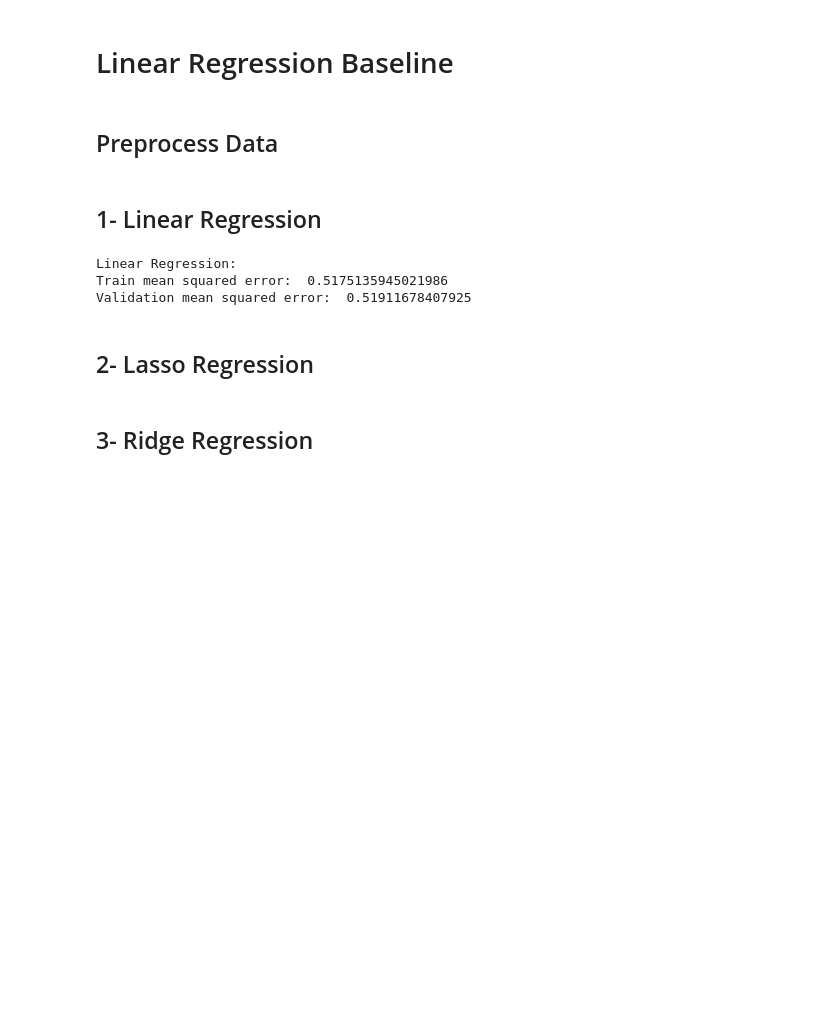
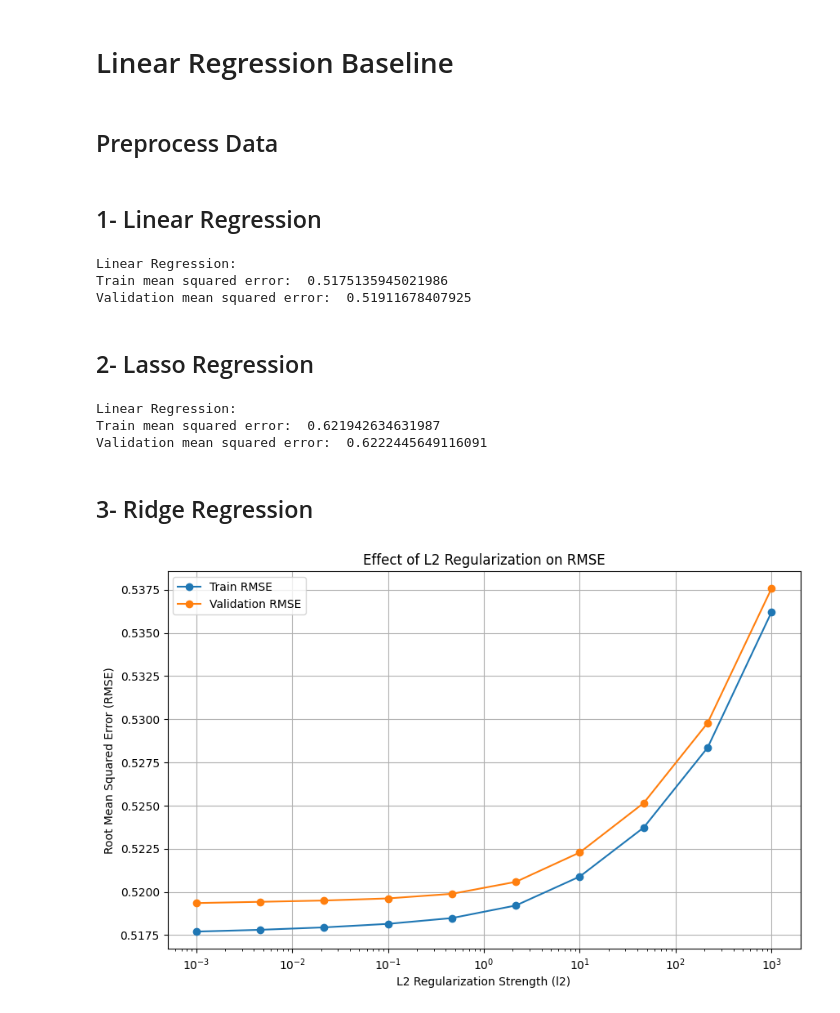
Before and after one commit to Emre-Akgul/Emre-Akgul-UM-Game-Playing-Strength-of-MCTS-Variants, a Jupyter notebook: BaselineModels/LinearRegressionBaseline.ipynb, the cells around one changed output. Cells and saved outputs as stored; diff of their text form; code cells hidden in the pictures; blank space fills up the shorter version.

```diff
--- a/BaselineModels/LinearRegressionBaseline.ipynb
+++ b/BaselineModels/LinearRegressionBaseline.ipynb
@@ -49,5 +49,65 @@ Train mean squared error:  0.5175135945021986
 Validation mean squared error:  0.51911678407925
 # %% [markdown]
 ## 2- Lasso Regression
+# %%
+lr_model = LinearRegression(fit_method="gd", loss_function="rmse", l1=0.01, learning_rate=0.01, epochs=10, min_step_size=0.001, gradient_descent='batch')
+#lr_model = LinearRegression(fit_method="gd", loss_function="rmse", learning_rate=0.01, epochs=10, min_step_size=0.001, gradient_descent='batch')
+
+lr_model.fit(X_train_p, y_train)
+
+train_pred = lr_model.predict(X_train_p)
+test_pred = lr_model.predict(X_valid_p)
+
+print("Linear Regression: ")
+print("Train mean squared error: ", root_mean_squared_error(y_train, train_pred))
+print("Validation mean squared error: ", root_mean_squared_error(y_valid, test_pred))
+# %% [output]
+Linear Regression:
+Train mean squared error:  0.621942634631987
+Validation mean squared error:  0.6222445649116091
 # %% [markdown]
 ## 3- Ridge Regression
+# %%
+from sklearn.metrics import mean_squared_error
+import matplotlib.pyplot as plt
+
+# Define a function to compute RMSE
+def root_mean_squared_error(y_true, y_pred):
+    return np.sqrt(mean_squared_error(y_true, y_pred))
+
+# Define L2 regularization values to test
+l2_values = np.logspace(-3, 3, 10)  # From 0.001 to 1000 on a log scale
+train_errors = []
+validation_errors = []
+
+# Iterate over different L2 regularization values
+for l2 in l2_values:
+    # Create and train the model with the current L2 value
+    lr_model = LinearRegression(fit_method="ols", loss_function="rmse", l2=l2)
+    lr_model.fit(X_train_p, y_train)
+
+    # Predict on training and validation sets
+    train_pred = lr_model.predict(X_train_p)
+    test_pred = lr_model.predict(X_valid_p)
+
+    # Calculate RMSE for training and validation sets
+    train_rmse = root_mean_squared_error(y_train, train_pred)
+    validation_rmse = root_mean_squared_error(y_valid, test_pred)
+
+    # Store errors for plotting
+    train_errors.append(train_rmse)
+    validation_errors.append(validation_rmse)
+
+# Plot the results
+plt.figure(figsize=(10, 6))
+plt.plot(l2_values, train_errors, label='Train RMSE', marker='o')
+plt.plot(l2_values, validation_errors, label='Validation RMSE', marker='o')
+plt.xscale('log')
+plt.xlabel('L2 Regularization Strength (l2)')
+plt.ylabel('Root Mean Squared Error (RMSE)')
+plt.title('Effect of L2 Regularization on RMSE')
+plt.legend()
+plt.grid(True)
+plt.show()
+# %% [output]
+[figure, added]
```
Also changed, not shown: 4 other files.
